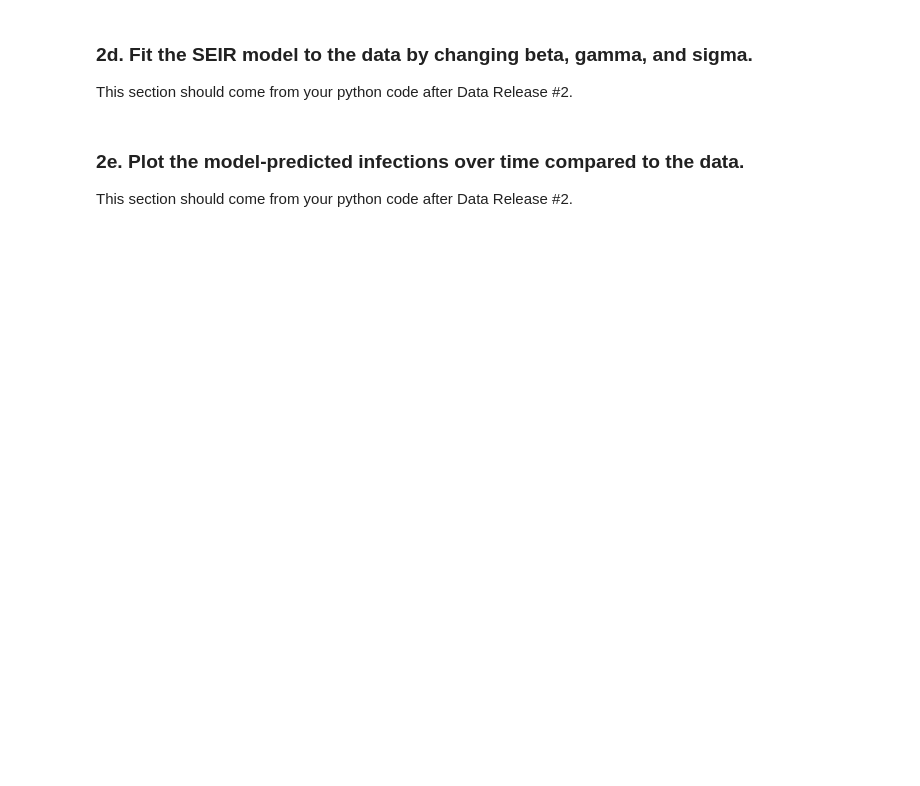
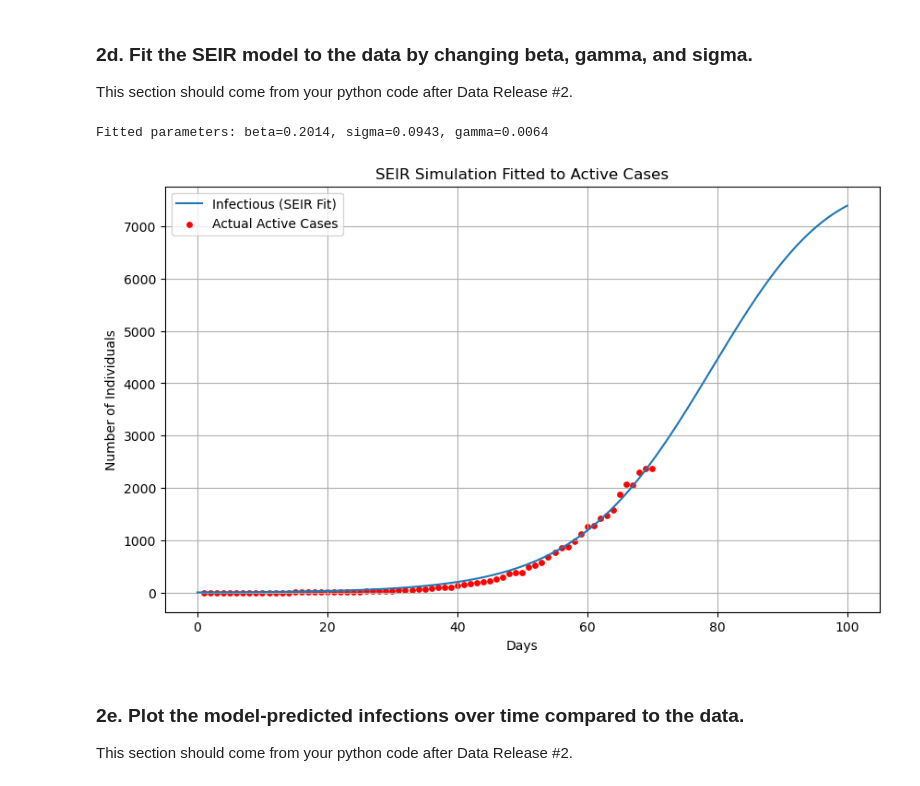
Before and after one commit to jackmarchesi/Module-2-Epidemics-SIR-Modeling, a Jupyter notebook: Notebook examples/Template_student_final_notebook.ipynb, the cells around one changed output. Saved outputs shown, nothing was run; the diff lists cells and outputs as text; code cells hidden in the pictures; blank space fills up the shorter version.

```diff
--- a/Notebook examples/Template_student_final_notebook.ipynb
+++ b/Notebook examples/Template_student_final_notebook.ipynb
@@ -133,6 +212,71 @@ This section should come from your python code after Data Release #2.
 # %% [markdown]
 ### 2d. Fit the SEIR model to the data by changing beta, gamma, and sigma.
 This section should come from your python code after Data Release #2.
+# %%
+import pandas as pd
+import numpy as np
+import matplotlib.pyplot as plt
+from scipy.optimize import minimize
+
+#Load data
+data = pd.read_csv(r'C:\Users\yancy\OneDrive\BME2315\Module-2-Epidemics-SIR-Modeling\Data\mystery_virus_daily_active_counts_RELEASE#2.csv')
+data.columns = ['day', 'date', 'active_cases']
+cases = data['active_cases'].values
+days_data = data['day'].values
+
+#Initial populations and parameters
+N = 10000
+S0, E0, I0, R0 = 9990, 5, 5, 0
+num_days = 100
+dt = 0.1
+
+#SEIR simulation function
+def simulate_seir(params):
+    beta, sigma, gamma = params
+    S, E, I, R = [S0], [E0], [I0], [R0]
+    for _ in range(int(num_days/dt)):
+        s, e, i, r = S[-1], E[-1], I[-1], R[-1]
+        ds = -beta * s * i / N
+        de = beta * s * i / N - sigma * e
+        di = sigma * e - gamma * i
+        dr = gamma * i
+        S.append(max(s + ds*dt,0))
+        E.append(max(e + de*dt,0))
+        I.append(max(i + di*dt,0))
+        R.append(max(r + dr*dt,0))
+    return np.array(I)
+
+#Objective function: least squares difference between simulated infectious and actual cases
+def objective(params):
+    I_sim = simulate_seir(params)
+    t_sim = np.linspace(0, num_days, len(I_sim))
+    I_interp = np.interp(days_data, t_sim, I_sim)
+    return np.sum((I_interp - cases)**2)
+
+#Fit parameters
+res = minimize(objective, [0.27, 1/5, 1/7], bounds=[(0,1),(0,1),(0,1)])
+beta_fit, sigma_fit, gamma_fit = res.x
+print(f"Fitted parameters: beta={beta_fit:.4f}, sigma={sigma_fit:.4f}, gamma={gamma_fit:.4f}")
+
+#Run simulation with fitted parameters
+I_fit = simulate_seir([beta_fit, sigma_fit, gamma_fit])
+
+#Time array for plotting the fit
+t = np.linspace(0, num_days, len(I_fit))
+
+# plot the graph
+plt.figure(figsize=(10,6))
+plt.plot(t, I_fit, label='Infectious (SEIR Fit)')
+plt.scatter(days_data, cases, color='red', label='Actual Active Cases', s=15)
+plt.xlabel('Days')
+plt.ylabel('Number of Individuals')
+plt.title('SEIR Simulation Fitted to Active Cases')
+plt.legend()
+plt.grid(True)
+plt.show()
+# %% [output]
+Fitted parameters: beta=0.2014, sigma=0.0943, gamma=0.0064
+[figure, added]
 # %% [markdown]
 ### 2e. Plot the model-predicted infections over time compared to the data.
 This section should come from your python code after Data Release #2.
```
Also changed, not shown: parts of 4 cells of this notebook, 5 other files.
